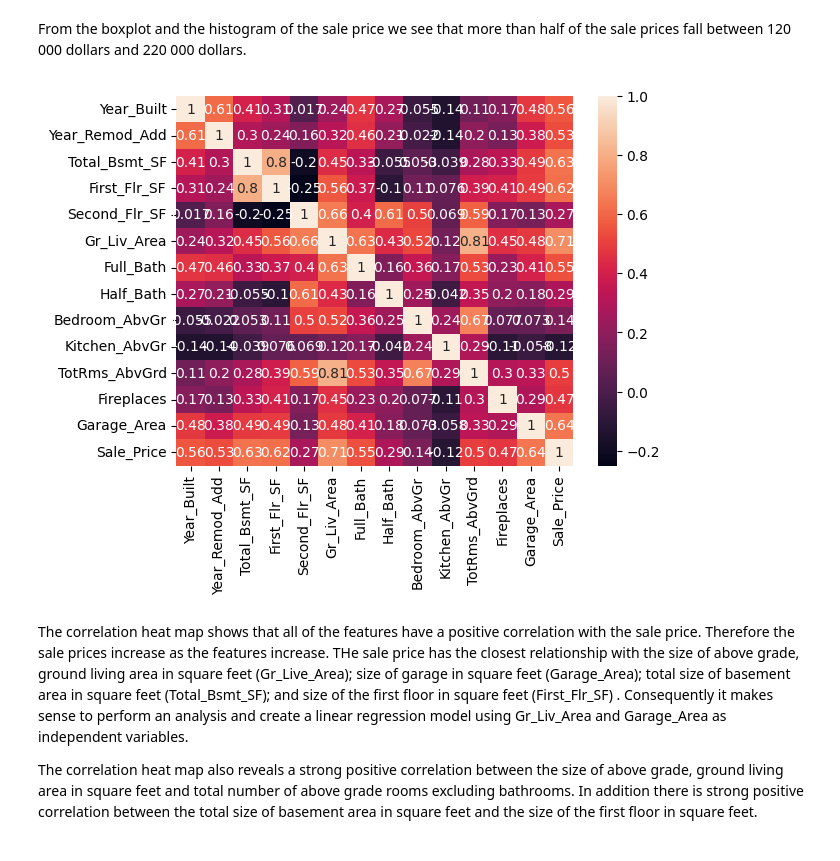
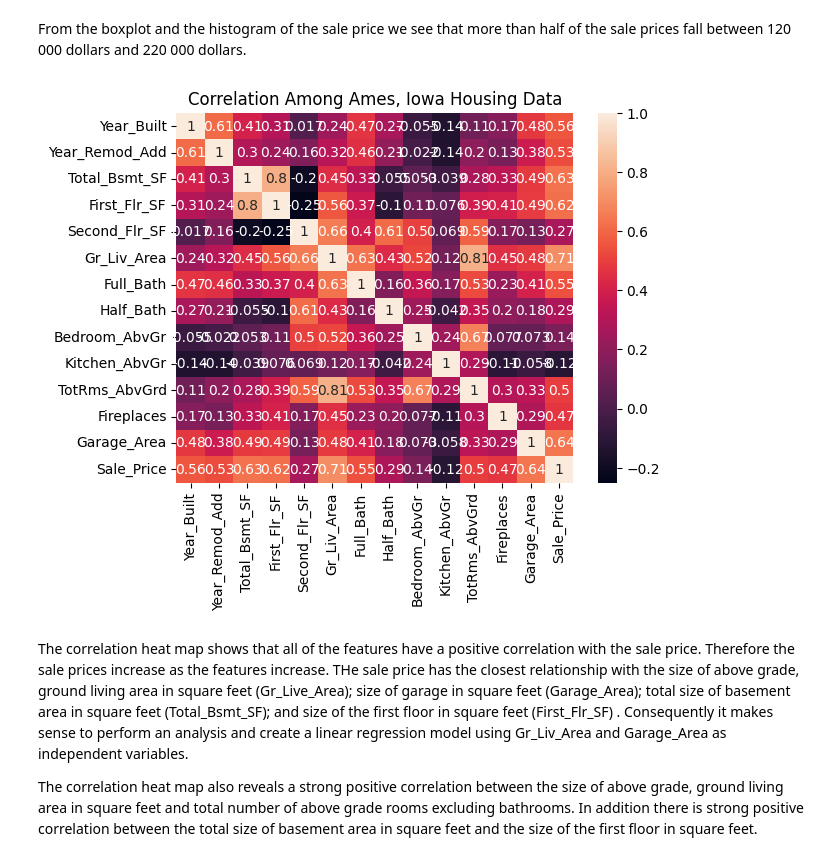
Before and after one commit to bulela00/ames_multiple_linear_regression-repo, a Jupyter notebook: Linear_Regression_Ames.ipynb, the cells around one changed output. Drawn from its saved outputs; the diff is of its cells as text; code cells hidden in the pictures.

```diff
--- a/Linear_Regression_Ames.ipynb
+++ b/Linear_Regression_Ames.ipynb
@@ -220,12 +222,13 @@ From the boxplot and the histogram of the sale price we see that more than half
 # %%
 # Plot correlation matrix
 plt.figure()
 corr_coeff_mat = ames_df.corr()
 sns.heatmap(corr_coeff_mat, annot=True)
+plt.title('Correlation Among Ames, Iowa Housing Data')
 plt.show()
 plt.close()
 # %% [output]
-[figure, old version]
+[figure, new version]
 # %% [markdown]
 The correlation heat map shows that all of the features have a positive correlation with the sale price. Therefore the sale prices increase as the features increase. THe sale price has the closest relationship with the  size of above grade, ground living area in square feet (Gr_Live_Area); size of garage in square feet (Garage_Area); total size of basement area in square feet (Total_Bsmt_SF); and size of the first floor in square feet (First_Flr_SF) .
 Consequently it makes sense to perform an analysis and create a linear regression model using Gr_Liv_Area and Garage_Area as independent variables.
```
Also changed, not shown: parts of 1 cell of this notebook.
